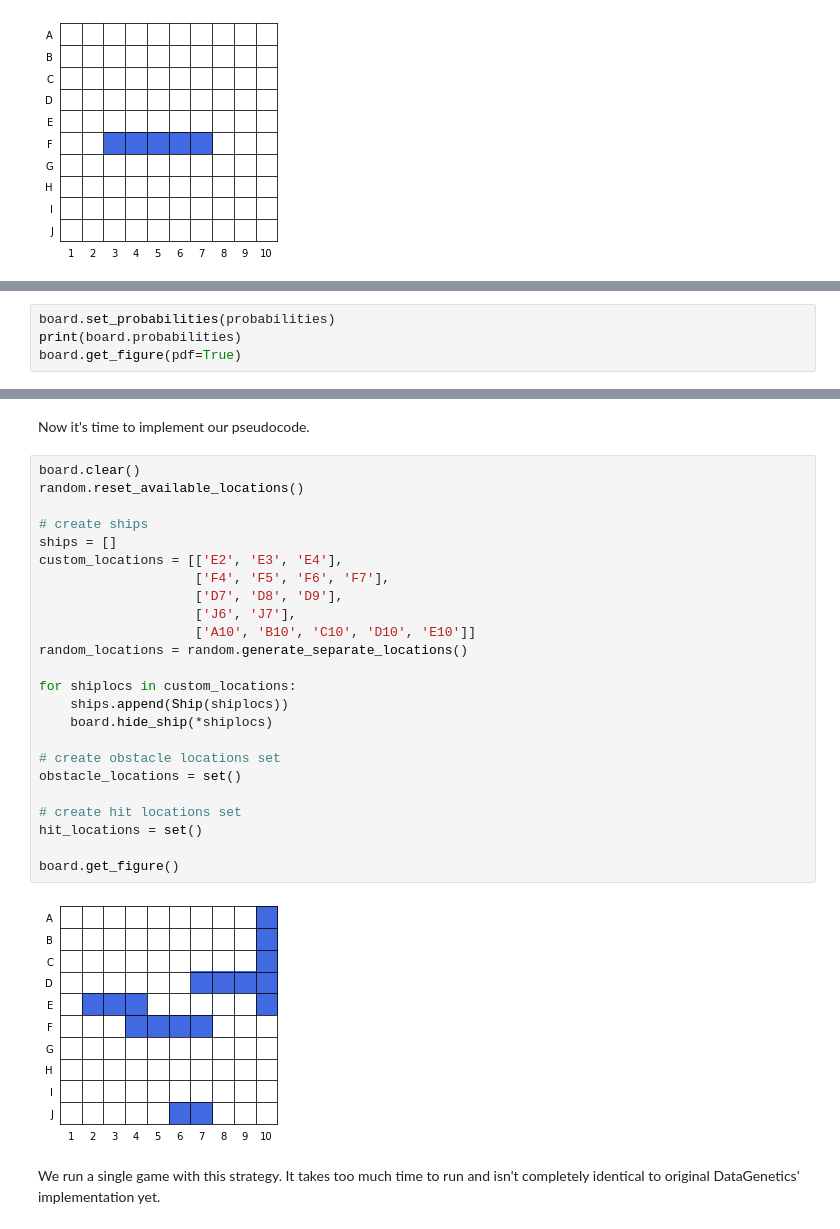
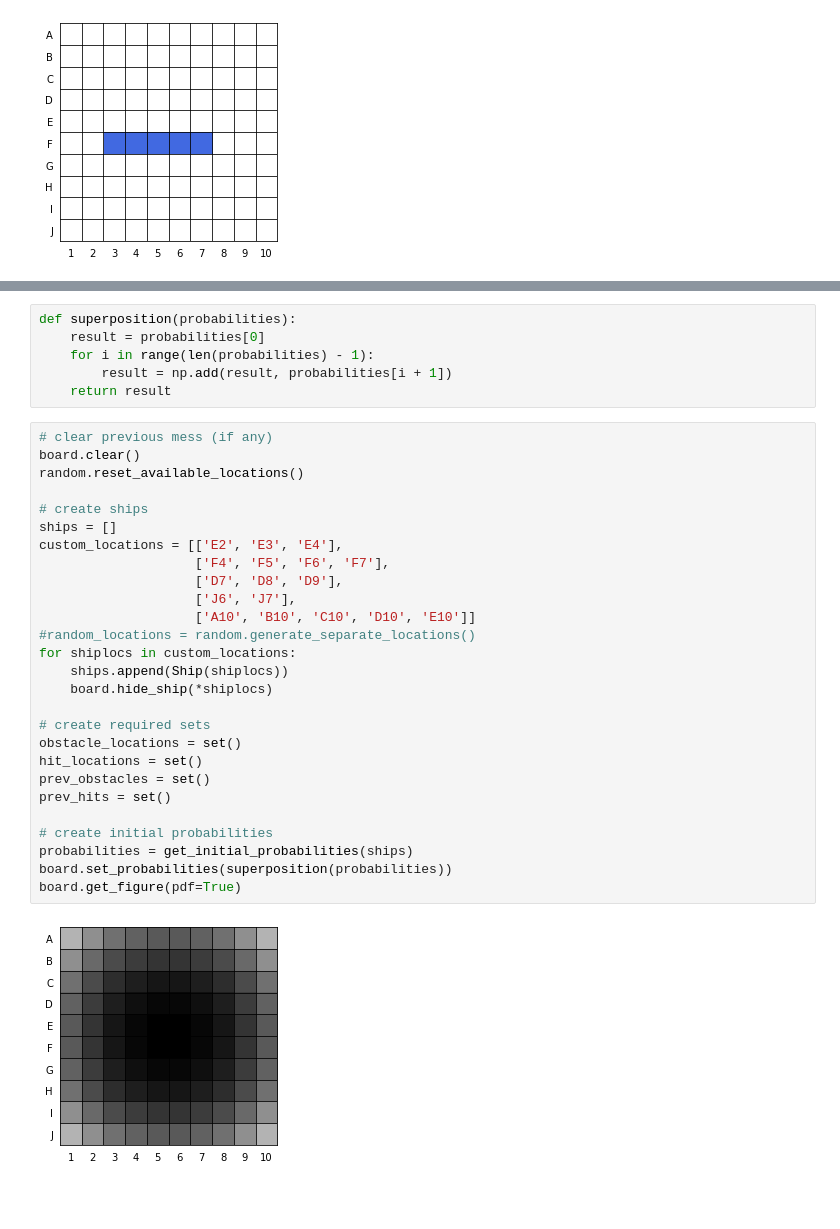
Before and after one commit to lnadi17/battleship-simulator, a Jupyter notebook: final-strategy.ipynb, the cells around one changed output, grey strips where cells are left out. Drawn from its saved outputs; the diff is of its cells as text; blank space fills up the shorter version.

Commit message:
Remove slow implementation, add 2 functions Added functions are get_initial_probabilities and superposition

```diff
--- a/final-strategy.ipynb
+++ b/final-strategy.ipynb
@@ -427,4 +391,0 @@ for i in range(n_loops):
-# %%
-board.set_probabilities(probabilities)
-print(board.probabilities)
-board.get_figure(pdf=True)
@@ -489,30 +392,35 @@ After everything we did so far, we're ready to write a (rather unnecessarily com
-# %% [markdown]
-Now it's time to implement our pseudocode.
+# %%
+def superposition(probabilities):
+    result = probabilities[0]
+    for i in range(len(probabilities) - 1):
+        result = np.add(result, probabilities[i + 1])
+    return result
 # %%
+# clear previous mess (if any)
 board.clear()
 random.reset_available_locations()
 
 # create ships
 ships = []
 custom_locations = [['E2', 'E3', 'E4'],
                     ['F4', 'F5', 'F6', 'F7'],
                     ['D7', 'D8', 'D9'],
                     ['J6', 'J7'],
                     ['A10', 'B10', 'C10', 'D10', 'E10']]
-random_locations = random.generate_separate_locations()
-
+#random_locations = random.generate_separate_locations()
 for shiplocs in custom_locations:
     ships.append(Ship(shiplocs))
     board.hide_ship(*shiplocs)
 
-# create obstacle locations set
+# create required sets
 obstacle_locations = set()
+hit_locations = set()
+prev_obstacles = set()
+prev_hits = set()
 
-# create hit locations set
-hit_locations = set()
-
-board.get_figure()
+# create initial probabilities
+probabilities = get_initial_probabilities(ships)
+board.set_probabilities(superposition(probabilities))
+board.get_figure(pdf=True)
 # %% [output]
-[figure, old version]
+[figure, new version]
-# %% [markdown]
-We run a single game with this strategy. It takes too much time to run and isn't completely identical to original DataGenetics' implementation yet.
```
Also changed, not shown: parts of 11 cells of this notebook.
